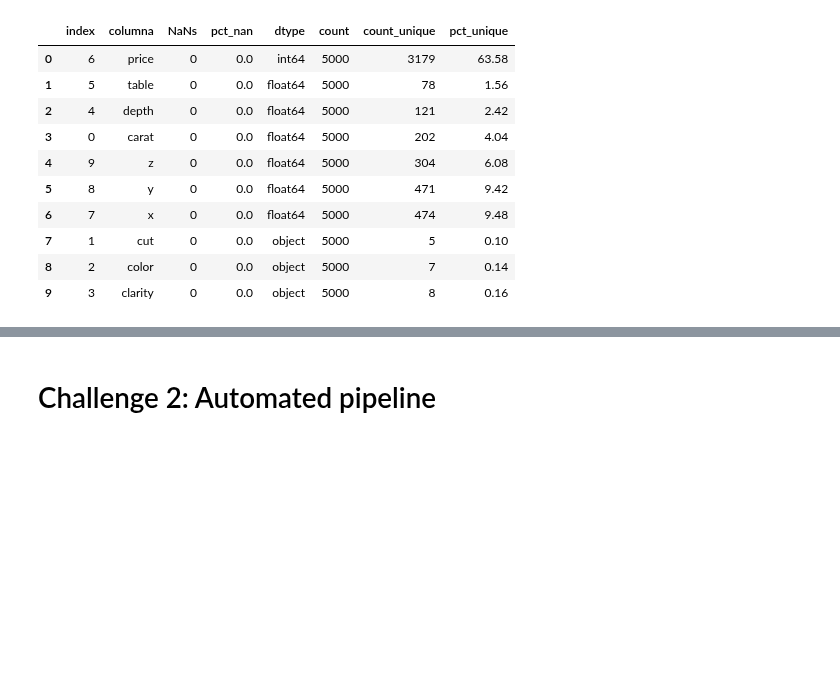
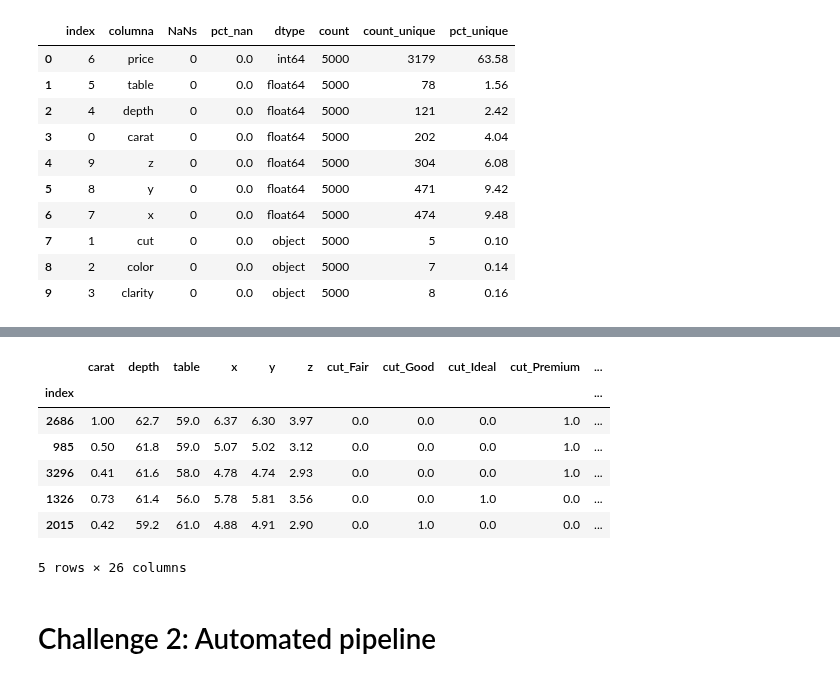
Before and after one commit to jackonedev/xtream-ai-assignment-engineer, a Jupyter notebook: assigment.ipynb, the cells around one changed output, grey strips where cells are left out. Cells and saved outputs as stored; diff of their text form; code cells hidden in the pictures; blank space fills up the shorter version.

```diff
--- a/assigment.ipynb
+++ b/assigment.ipynb
@@ -45 +63,34 @@ data_info(df, sorted=True)
+# %%
+# FEATURE ENGINEERING
+one_hot_encoder = OneHotEncoder(sparse_output=False)
+one_hot_encoder.fit(X_train[categorical_features]);
+# %%
+X_train = pd.concat(
+    [
+        X_train.drop(columns=categorical_features).reset_index(),
+        build_features(one_hot_encoder, X_train, categorical_features)
+    ], axis=1).set_index('index')
+
+X_val = pd.concat(
+    [
+        X_val.drop(columns=categorical_features).reset_index(),
+        build_features(one_hot_encoder, X_val, categorical_features)
+    ], axis=1).set_index('index')
+
+X_test = pd.concat(
+    [
+        X_test.drop(columns=categorical_features).reset_index(),
+        build_features(one_hot_encoder, X_test, categorical_features)
+    ], axis=1).set_index('index')
+# %%
+X_train.head()
+# %% [output]
+|  | carat | depth | table | x | y | z | cut_Fair | cut_Good | cut_Ideal | cut_Premium | ... |
+| index |  |  |  |  |  |  |  |  |  |  | ... |
+| 2686 | 1.00 | 62.7 | 59.0 | 6.37 | 6.30 | 3.97 | 0.0 | 0.0 | 0.0 | 1.0 | ... |
+| 985 | 0.50 | 61.8 | 59.0 | 5.07 | 5.02 | 3.12 | 0.0 | 0.0 | 0.0 | 1.0 | ... |
+| 3296 | 0.41 | 61.6 | 58.0 | 4.78 | 4.74 | 2.93 | 0.0 | 0.0 | 0.0 | 1.0 | ... |
+| 1326 | 0.73 | 61.4 | 56.0 | 5.78 | 5.81 | 3.56 | 0.0 | 0.0 | 1.0 | 0.0 | ... |
+| 2015 | 0.42 | 59.2 | 61.0 | 4.88 | 4.91 | 2.90 | 0.0 | 1.0 | 0.0 | 0.0 | ... |
+5 rows × 26 columns
 # %%
```
Also changed, not shown: parts of 6 cells of this notebook.
